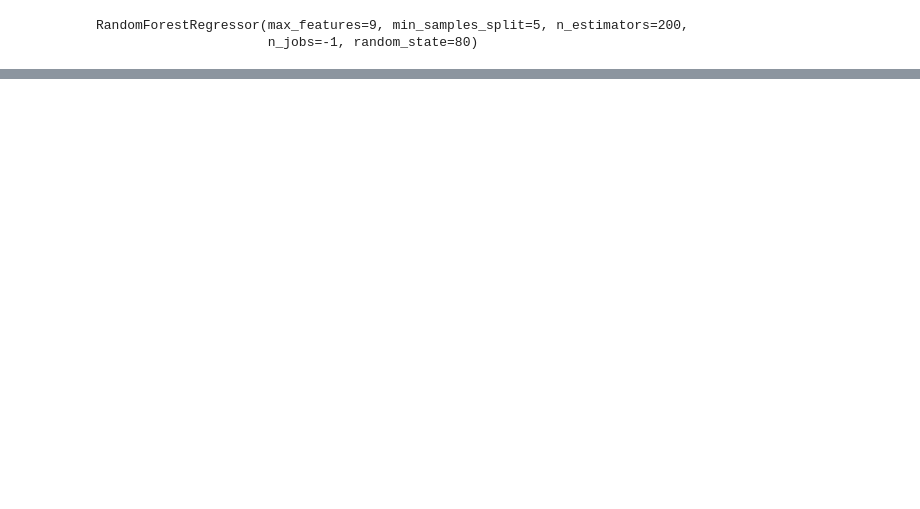
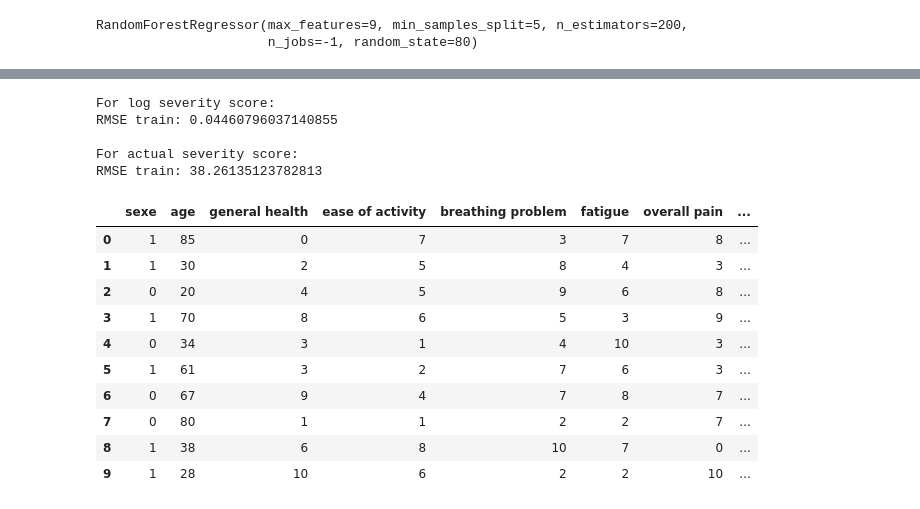
Before and after one commit to jules20022000/Notebook-Atreon, a Jupyter notebook: Notebook2.ipynb, the cells around one changed output, grey strips where cells are left out. Drawn from its saved outputs; the diff is of its cells as text; code cells hidden in the pictures; blank space fills up the shorter version.

Commit message:
prediction

```diff
--- a/Notebook2.ipynb
+++ b/Notebook2.ipynb
@@ -381,0 +385,46 @@ KeyError: 'stacking'
+# %%
+scaler = StandardScaler()
+scaler.fit(train_data)
+
+train_data_std = scaler.transform(train_data)
+test_data_std  = scaler.transform(test_data)
+# %%
+model = linear_model.ElasticNet(alpha=0.01, l1_ratio=0.015, random_state=rs_const)
+
+model.fit(train_data_std, train_target)
+
+final_train_prediction = model.predict(train_data_std)
+final_test_prediction  = model.predict(test_data_std)
+
+print("For log severity score: ")
+print("RMSE train: {}".format(rmse(train_target, final_train_prediction)))
+print("")
+print("For actual severity score: ")
+print("RMSE train: {}".format(rmse(np.expm1(train_target), np.expm1(final_train_prediction))))
+# %% [output]
+For log severity score:
+RMSE train: 0.04460796037140855
+
+For actual severity score:
+RMSE train: 38.26135123782813
+# %%
+
+# Generate final submission file to Kaggle:
+
+#final_test_prediction = np.expm1(final_test_prediction)
+
+final_submission = pd.DataFrame()
+final_submission['severity score'] = final_test_prediction
+test_data
+# %% [output]
+|  | sexe | age | general health | ease of activity | breathing problem | fatigue | overall pain | ... |
+| 0 | 1 | 85 | 0 | 7 | 3 | 7 | 8 | ... |
+| 1 | 1 | 30 | 2 | 5 | 8 | 4 | 3 | ... |
+| 2 | 0 | 20 | 4 | 5 | 9 | 6 | 8 | ... |
+| 3 | 1 | 70 | 8 | 6 | 5 | 3 | 9 | ... |
+| 4 | 0 | 34 | 3 | 1 | 4 | 10 | 3 | ... |
+| 5 | 1 | 61 | 3 | 2 | 7 | 6 | 3 | ... |
+| 6 | 0 | 67 | 9 | 4 | 7 | 8 | 7 | ... |
+| 7 | 0 | 80 | 1 | 1 | 2 | 2 | 7 | ... |
+| 8 | 1 | 38 | 6 | 8 | 10 | 7 | 0 | ... |
+| 9 | 1 | 28 | 10 | 6 | 2 | 2 | 10 | ... |
```
Also changed, not shown: parts of 19 cells of this notebook, 3 other files.
